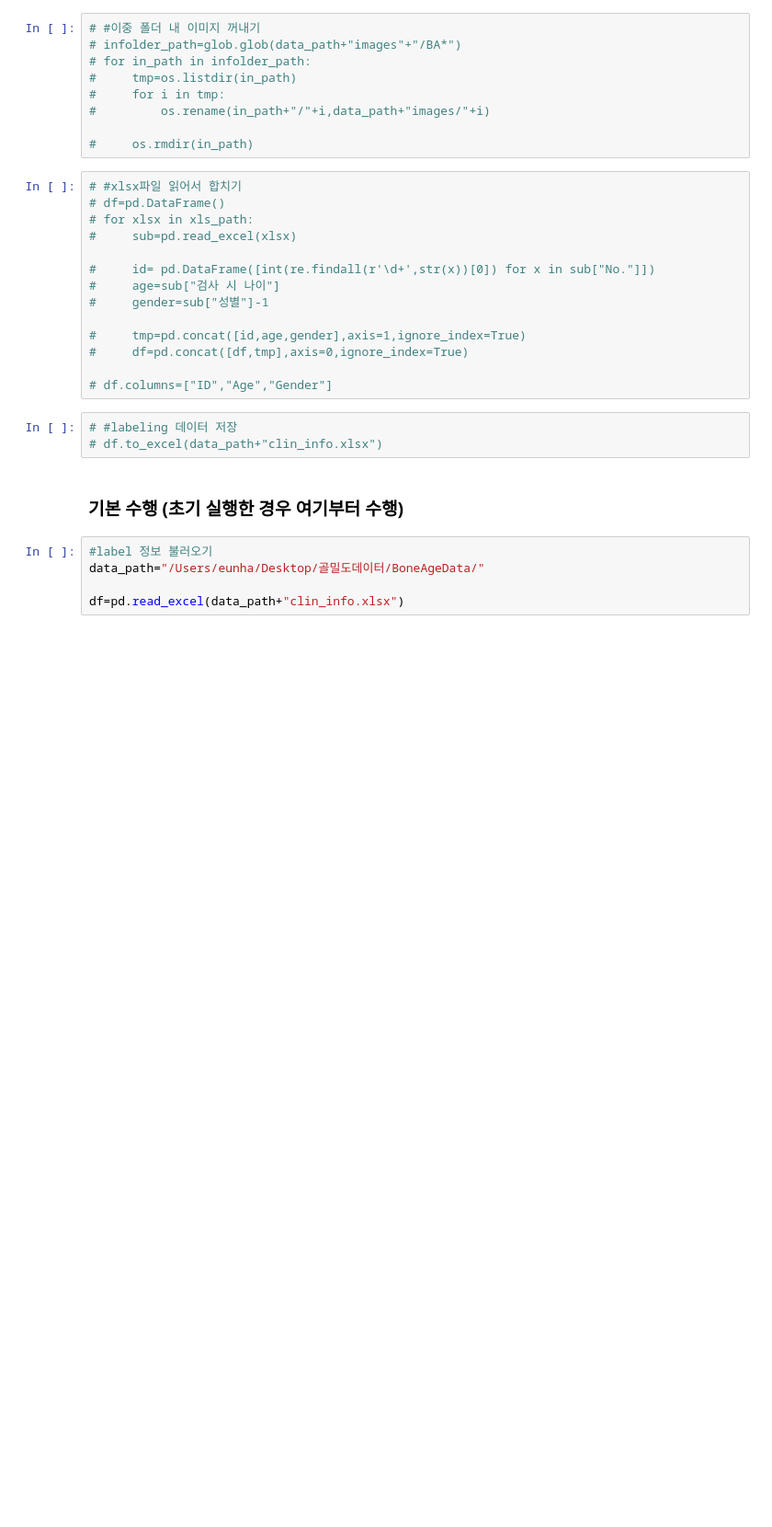
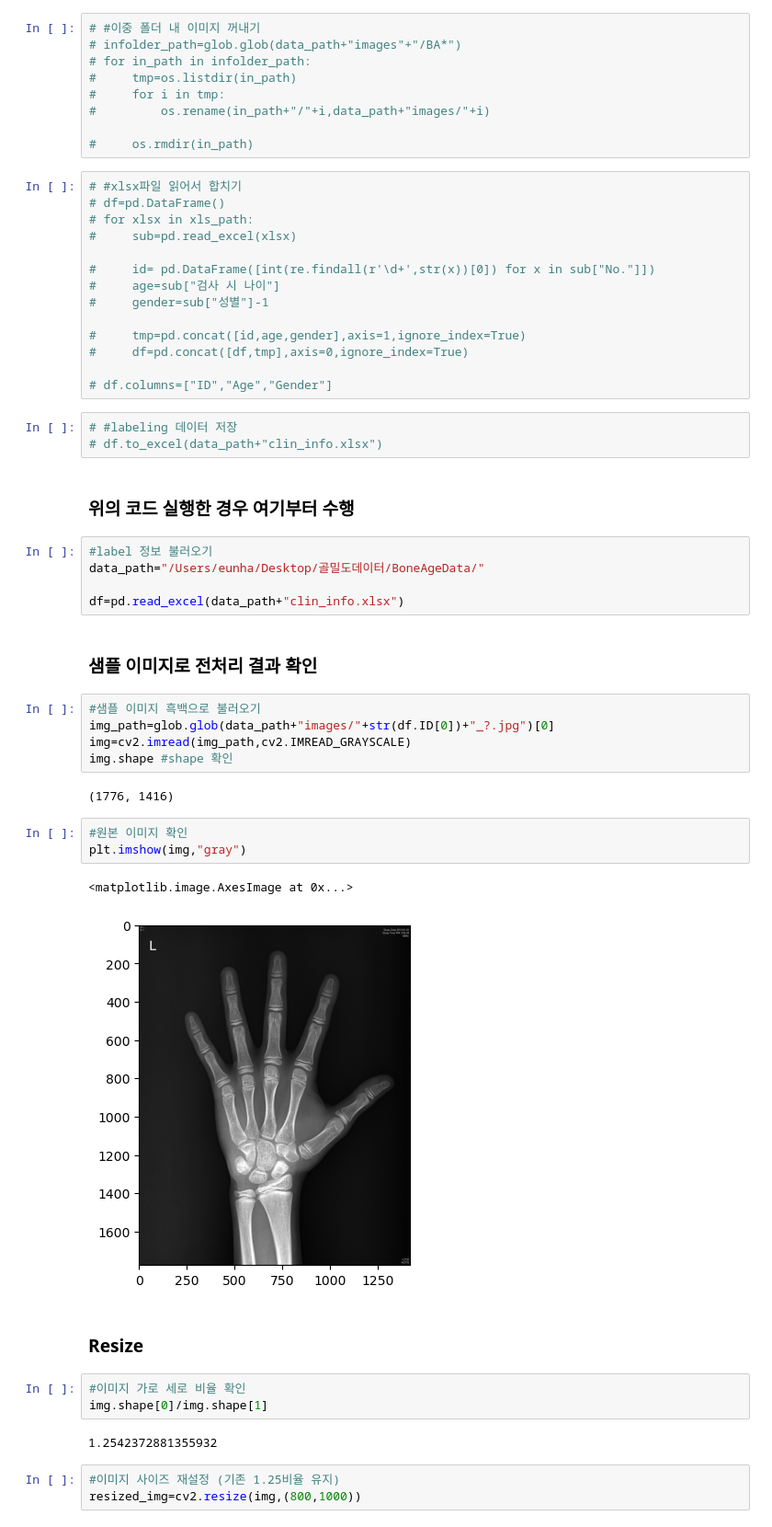
Before and after one commit to eunhabaek/BoneAge_Project, a Jupyter notebook: BoneAge.ipynb, the cells around one changed output. Shown: that part at 92% size. Cells and saved outputs as stored; diff of their text form; blank space fills up the shorter version.

```diff
--- a/BoneAge.ipynb
+++ b/BoneAge.ipynb
@@ -56,9 +56,34 @@ import cv2
 # #labeling 데이터 저장
 # df.to_excel(data_path+"clin_info.xlsx")
 # %% [markdown]
-### 기본 수행 (초기 실행한 경우 여기부터 수행)
+### 위의 코드 실행한 경우 여기부터 수행
 # %%
 #label 정보 불러오기
 data_path="/Users/eunha/Desktop/골밀도데이터/BoneAgeData/"
 
 df=pd.read_excel(data_path+"clin_info.xlsx")
+# %% [markdown]
+### 샘플 이미지로 전처리 결과 확인
+# %%
+#샘플 이미지 흑백으로 불러오기
+img_path=glob.glob(data_path+"images/"+str(df.ID[0])+"_?.jpg")[0]
+img=cv2.imread(img_path,cv2.IMREAD_GRAYSCALE)
+img.shape #shape 확인
+# %% [output]
+(1776, 1416)
+# %%
+#원본 이미지 확인
+plt.imshow(img,"gray")
+# %% [output]
+<matplotlib.image.AxesImage at 0x...>
+[figure, added]
+# %% [markdown]
+### Resize
+# %%
+#이미지 가로 세로 비율 확인
+img.shape[0]/img.shape[1]
+# %% [output]
+1.2542372881355932
+# %%
+#이미지 사이즈 재설정 (기존 1.25비율 유지)
+resized_img=cv2.resize(img,(800,1000))
```
Also changed, not shown: parts of 13 cells of this notebook.
